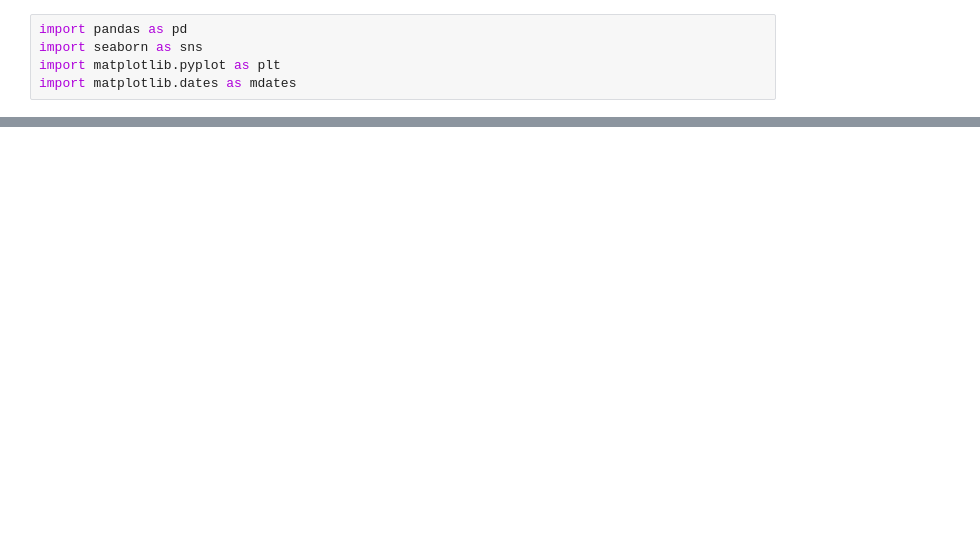
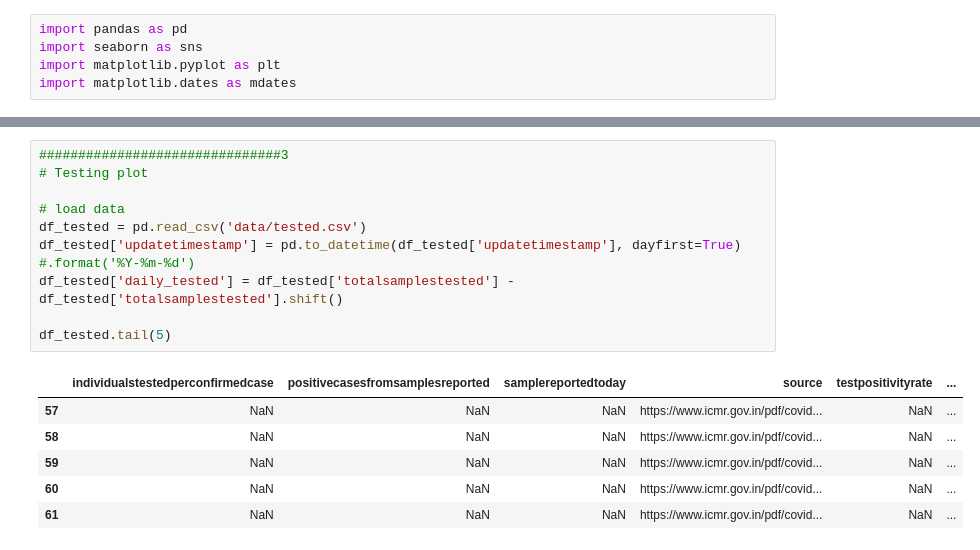
Before and after one commit to Tamal/covid19-india-chart, a Jupyter notebook: covid_chart.ipynb, the cells around one changed output, grey strips where cells are left out. Saved outputs shown, nothing was run; the diff lists cells and outputs as text; blank space fills up the shorter version.

Commit message:
Daily testing added

```diff
--- a/covid_chart.ipynb
+++ b/covid_chart.ipynb
@@ -113,0 +109,17 @@ sns.despine(left=True, bottom=True)
+# %%
+###############################3
+# Testing plot
+
+# load data
+df_tested = pd.read_csv('data/tested.csv')
+df_tested['updatetimestamp'] = pd.to_datetime(df_tested['updatetimestamp'], dayfirst=True) #.format('%Y-%m-%d')
+df_tested['daily_tested'] = df_tested['totalsamplestested'] - df_tested['totalsamplestested'].shift()
+
+df_tested.tail(5)
+# %% [output]
+|  | individualstestedperconfirmedcase | positivecasesfromsamplesreported | samplereportedtoday | source | testpositivityrate | ... |
+| 57 | NaN | NaN | NaN | https://www.icmr.gov.in/pdf/covid... | NaN | ... |
+| 58 | NaN | NaN | NaN | https://www.icmr.gov.in/pdf/covid... | NaN | ... |
+| 59 | NaN | NaN | NaN | https://www.icmr.gov.in/pdf/covid... | NaN | ... |
+| 60 | NaN | NaN | NaN | https://www.icmr.gov.in/pdf/covid... | NaN | ... |
+| 61 | NaN | NaN | NaN | https://www.icmr.gov.in/pdf/covid... | NaN | ... |
```
Also changed, not shown: parts of 5 cells of this notebook, 5 other files.
